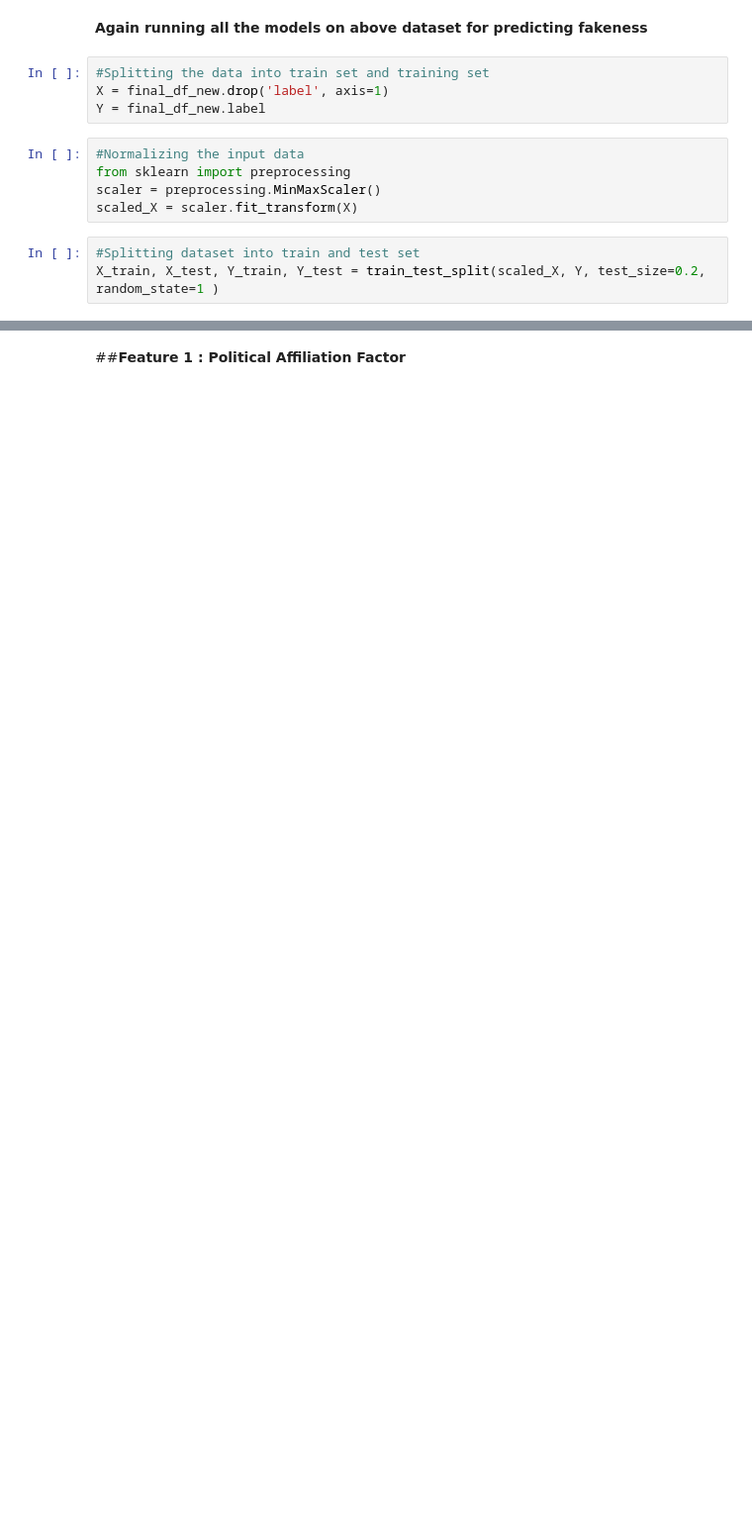
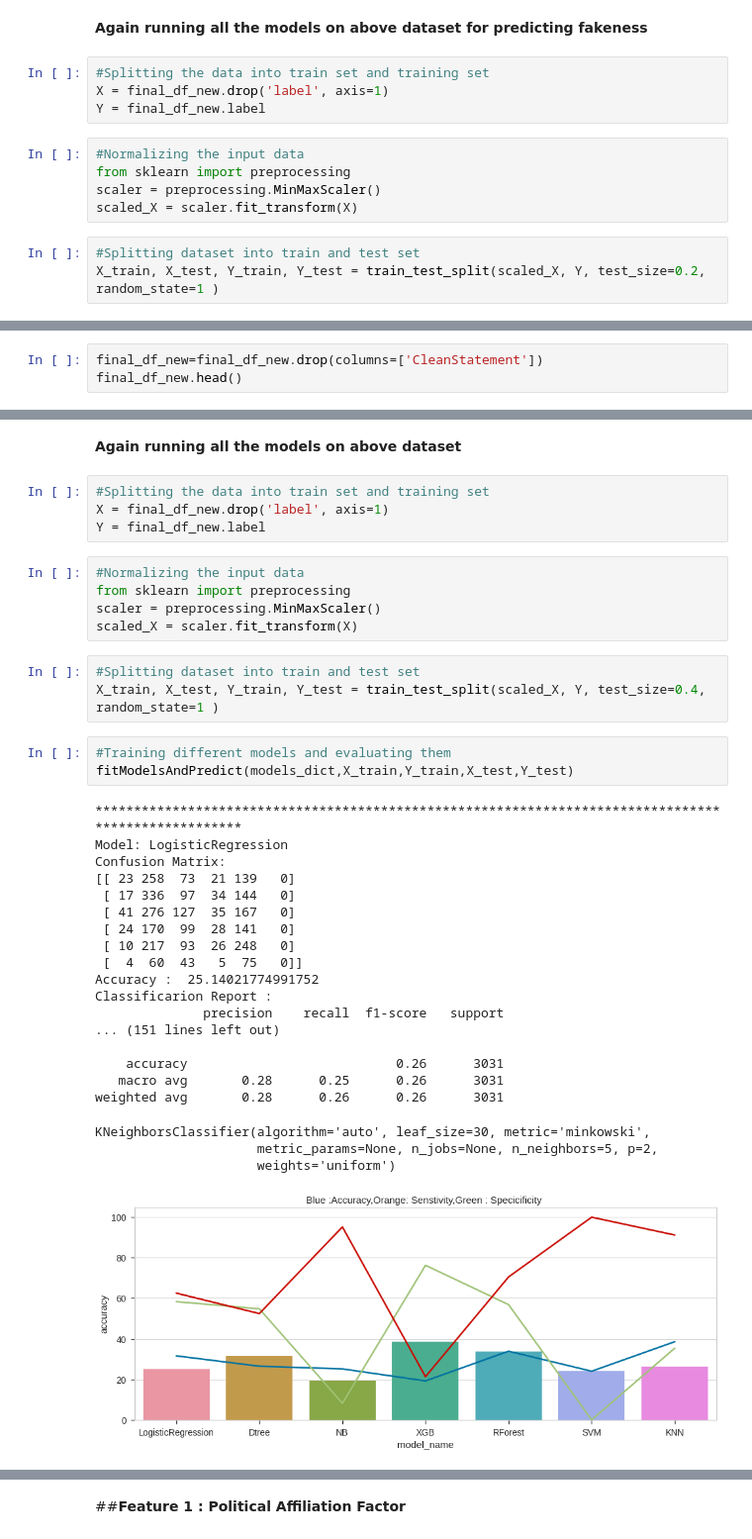
Before and after one commit to nupursjsu/Machine-Learning, a Jupyter notebook: ML_Final_Exam.ipynb, the cells around one changed output, grey strips where cells are left out. Shown at 99% size. Cells and saved outputs as stored; diff of their text form; blank space fills up the shorter version.

```diff
--- a/ML_Final_Exam.ipynb
+++ b/ML_Final_Exam.ipynb
@@ -1463,0 +1550,3 @@ Below is the summary of things that I tried during this process and the accuraci
+# %%
+final_df_new=final_df_new.drop(columns=['CleanStatement'])
+final_df_new.head()
@@ -1463,0 +1560,39 @@ Below is the summary of things that I tried during this process and the accuraci
+# %% [markdown]
+**Again running all the models on above dataset**
+# %%
+#Splitting the data into train set and training set
+X = final_df_new.drop('label', axis=1)
+Y = final_df_new.label
+# %%
+#Normalizing the input data
+from sklearn import preprocessing
+scaler = preprocessing.MinMaxScaler()
+scaled_X = scaler.fit_transform(X)
+# %%
+#Splitting dataset into train and test set
+X_train, X_test, Y_train, Y_test = train_test_split(scaled_X, Y, test_size=0.4, random_state=1 )
+# %%
+#Training different models and evaluating them
+fitModelsAndPredict(models_dict,X_train,Y_train,X_test,Y_test)
+# %% [output]
+****************************************************************************************************
+Model: LogisticRegression
+Confusion Matrix:
+[[ 23 258  73  21 139   0]
+ [ 17 336  97  34 144   0]
+ [ 41 276 127  35 167   0]
+ [ 24 170  99  28 141   0]
+ [ 10 217  93  26 248   0]
+ [  4  60  43   5  75   0]]
+Accuracy :  25.14021774991752
+Classificarion Report :
+              precision    recall  f1-score   support
+... (151 lines left out)
+
+    accuracy                           0.26      3031
+   macro avg       0.28      0.25      0.26      3031
+weighted avg       0.28      0.26      0.26      3031
+KNeighborsClassifier(algorithm='auto', leaf_size=30, metric='minkowski',
+                     metric_params=None, n_jobs=None, n_neighbors=5, p=2,
+                     weights='uniform')
+[figure, added]
```
Also changed, not shown: parts of 103 cells of this notebook.
